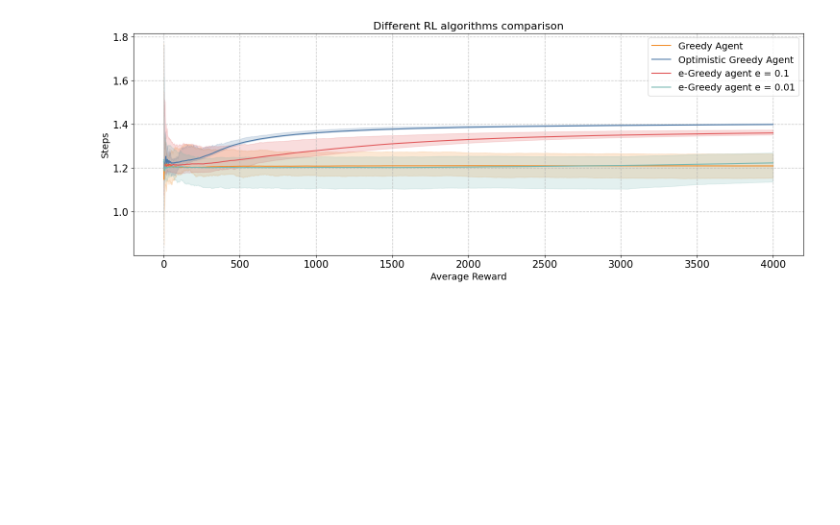
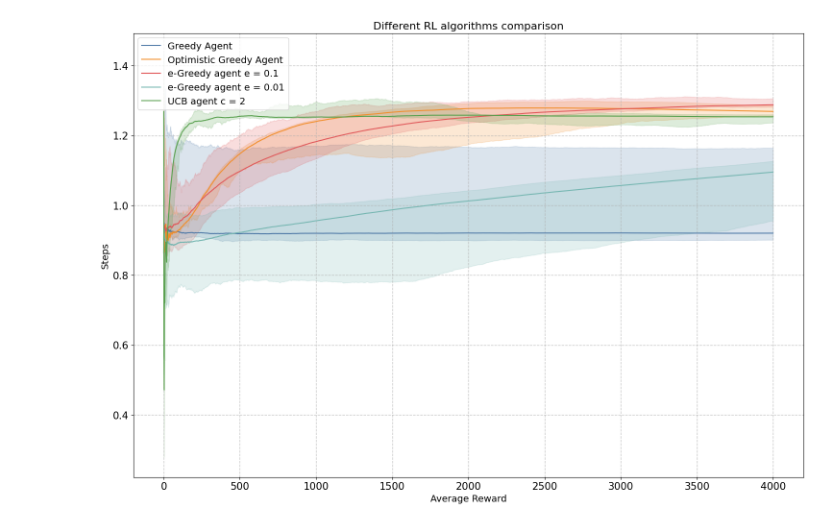
Before and after one commit to VictorFariaDeSa/MachineLearning_Pratice, a Jupyter notebook: n-ArmedBandit.ipynb, the cells around one changed output. Drawn from its saved outputs; the diff is of its cells as text; code cells hidden in the pictures; blank space fills up the shorter version.

```diff
--- a/n-ArmedBandit.ipynb
+++ b/n-ArmedBandit.ipynb
@@ -8,10 +8,9 @@ class SlotMachine:
     def __init__(self, mean, std_dev):
         self.mean = mean
         self.std_dev = std_dev
-        self.generator = np.random.default_rng()
 
     def generate_random_number(self):
-        num = self.generator.normal(self.mean, self.std_dev)
+        num = np.random.normal(loc=self.mean, scale=self.std_dev)
         return num
 
 class e_GreedyAgent:
@@ -41,7 +40,7 @@ class e_GreedyAgent:
         for index,value in enumerate(self.values):
             if self.timesForEachMachine[index] == 0:
                 return index
-            currScore = value+c*math.sqrt(math.log(t)/self.timesForEachMachine(index))
+            currScore = value+c*math.sqrt(math.log(t)/self.timesForEachMachine[index])
             if currScore > score:
                 score = currScore
                 choice = index
@@ -61,7 +60,7 @@ class e_GreedyAgent:
 
     def step(self, step):
         if self.UCB:
-            chosen_machine = self.get_machine_by_UCB(t = step, c = 2)
+            chosen_machine = self.get_machine_by_UCB(t = step, c = 1)
         else:
             chosen_machine = self.get_most_valuable_machine()
         result = self.utilize_machine(chosen_machine)
@@ -71,7 +70,7 @@ class e_GreedyAgent:
 runs = 250
 steps = 4000
 n = 10
-means = np.random.uniform(0.5, 1.5, size=n)
+means = np.random.uniform(0, 1.5, size=n)
 std_devs = np.random.uniform(0.1, 1.0, size=n)
 slot_machines = [SlotMachine(mean, std_dev) for mean, std_dev in zip(means, std_devs)]
 finalVectors = [np.zeros(steps) for _ in range(5)]
@@ -103,7 +102,8 @@ for run in range(runs):
             max_finalVectors[i] = np.maximum(finalVectors[i],max_finalVectors[i])
 
 
-colors = ['#f28e2b', '#4e79a7', '#e15759', '#76b7b2']
+colors = ['#4e79a7', '#f28e2b', '#e15759', '#76b7b2', '#59a14f']
+
 fig, ax = plt.subplots(figsize=(18,6))
 for i,vector in enumerate(finalVectors):
     plt.plot(range(steps),vector,label=agents[i].label,color=colors[i])
@@ -119,14 +119,14 @@ TypeError: 'numpy.ndarray' object is not callable
 # %%
-fig, ax = plt.subplots(figsize=(18,6))
+fig, ax = plt.subplots(figsize=(18,12))
 for i,vector in enumerate(finalVectors):
     plt.plot(range(steps),vector,label=agents[i].label,color=colors[i])
     plt.fill_between(range(steps), min_finalVectors[i], max_finalVectors[i], color=colors[i], alpha=0.2, label="")
 ax.set_title('Different RL algorithms comparison', fontsize=16)
 plt.legend(fontsize = 14)
 ax.set_xlabel('Average Reward', fontsize=14)
 ax.set_ylabel('Steps', fontsize=14)
 ax.grid(True, which='both', linestyle='--', linewidth=1, alpha=0.7)
 ax.tick_params(axis='y', labelsize=15)
 ax.tick_params(axis='x', labelsize=15)
 # %% [output]
-[figure, old version]
+[figure, new version]
```
Also changed, not shown: parts of 1 cell of this notebook, 1 other file.
